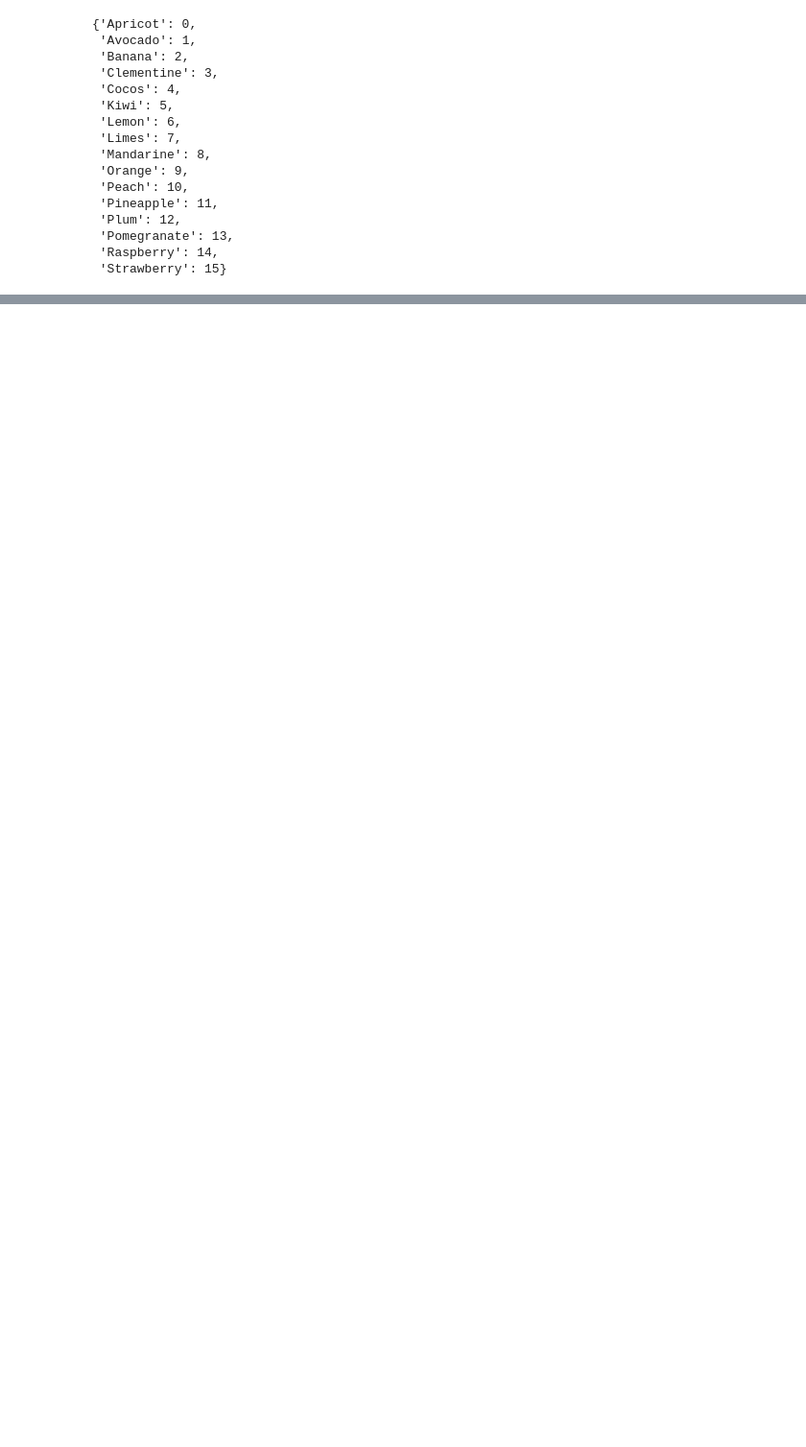
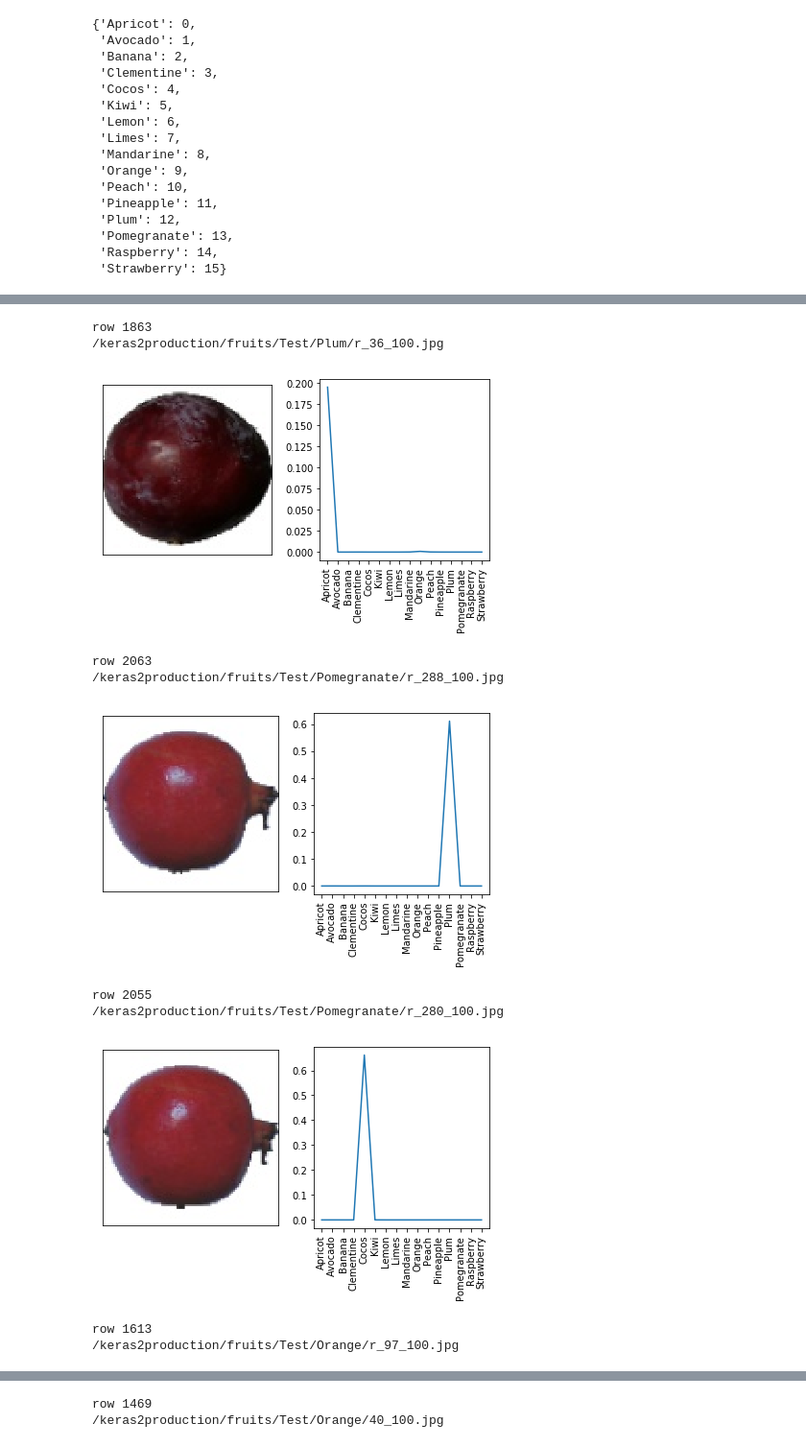
Before and after one commit to codecentric/from-keras-to-production-workshop, a Jupyter notebook: notebooks/1-deeplearning/04-fruits-cnn-2.ipynb, the cells around one changed output, grey strips where cells are left out. Shown: that part at 96% size. Saved outputs shown, nothing was run; the diff lists cells and outputs as text; code cells hidden in the pictures; blank space fills up the shorter version.

```diff
--- a/notebooks/1-deeplearning/04-fruits-cnn-2.ipynb
+++ b/notebooks/1-deeplearning/04-fruits-cnn-2.ipynb
@@ -224,0 +268,18 @@ prob_df.head()
+# %%
+array = np.random.randint(0, len(prob_df), size=(10))
+
+for i in array:
+    print('row ' + str(i))
+    plot_prediction(i)
+# %% [output]
+row 1863
+/keras2production/fruits/Test/Plum/r_36_100.jpg
+[figure, added]
+row 2063
+/keras2production/fruits/Test/Pomegranate/r_288_100.jpg
+[figure, added]
+row 2055
+/keras2production/fruits/Test/Pomegranate/r_280_100.jpg
+[figure, added]
+row 1613
+/keras2production/fruits/Test/Orange/r_97_100.jpg
@@ -224,0 +287,2 @@ prob_df.head()
+row 1469
+/keras2production/fruits/Test/Orange/40_100.jpg
```
Also changed, not shown: parts of 12 cells of this notebook, 1 other file.
